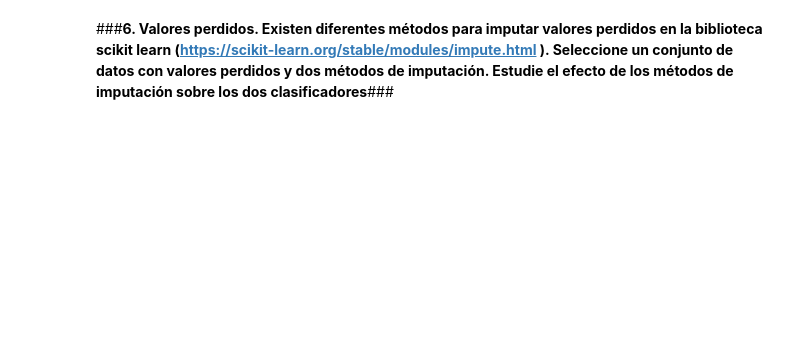
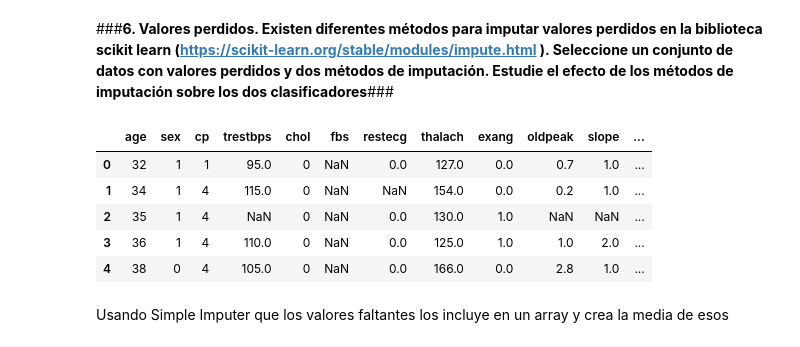
Before and after one commit to victoriapl01/Mineria_De_Datos, a Jupyter notebook: Practica1_1_IMD.ipynb, the cells around one changed output. Drawn from its saved outputs; the diff is of its cells as text; code cells hidden in the pictures; blank space fills up the shorter version.

```diff
--- a/Practica1_1_IMD.ipynb
+++ b/Practica1_1_IMD.ipynb
@@ -604,2 +604,20 @@ accuracyGraphic(accuracy, accuracy_tree, accuracy_knn, "Arbol de Decisión ", "
 # %% [markdown]
 ###**6. Valores perdidos. Existen diferentes métodos para imputar valores perdidos en la biblioteca scikit learn (https://scikit-learn.org/stable/modules/impute.html ). Seleccione un conjunto de datos con valores perdidos y dos métodos de imputación. Estudie el efecto de los métodos de imputación sobre los dos clasificadores**###
+# %%
+na_values=['?']
+#Cargamos el dataset
+heart = pd.read_csv('https://raw.githubusercontent.com/victoriapl01/Mineria_De_Datos/main/Datasets/HeartDiseaseSwitzerland.data', encoding='utf-8', na_values=na_values,header=None)
+heart.columns=['age','sex','cp', 'trestbps','chol','fbs','restecg','thalach','exang','oldpeak','slope','ca', 'thal','class']
+heart_features=['age','sex','cp', 'trestbps','chol','fbs','restecg','thalach','exang','oldpeak','slope','ca', 'thal']
+heart_X=heart[heart_features]
+heart_y=heart['class']
+heart.head()
+# %% [output]
+|  | age | sex | cp | trestbps | chol | fbs | restecg | thalach | exang | oldpeak | slope | ... |
+| 0 | 32 | 1 | 1 | 95.0 | 0 | NaN | 0.0 | 127.0 | 0.0 | 0.7 | 1.0 | ... |
+| 1 | 34 | 1 | 4 | 115.0 | 0 | NaN | NaN | 154.0 | 0.0 | 0.2 | 1.0 | ... |
+| 2 | 35 | 1 | 4 | NaN | 0 | NaN | 0.0 | 130.0 | 1.0 | NaN | NaN | ... |
+| 3 | 36 | 1 | 4 | 110.0 | 0 | NaN | 0.0 | 125.0 | 1.0 | 1.0 | 2.0 | ... |
+| 4 | 38 | 0 | 4 | 105.0 | 0 | NaN | 0.0 | 166.0 | 0.0 | 2.8 | 1.0 | ... |
+# %% [markdown]
+Usando Simple Imputer que los valores faltantes los incluye en un array y crea la media de esos
```
Also changed, not shown: parts of 28 cells of this notebook.
